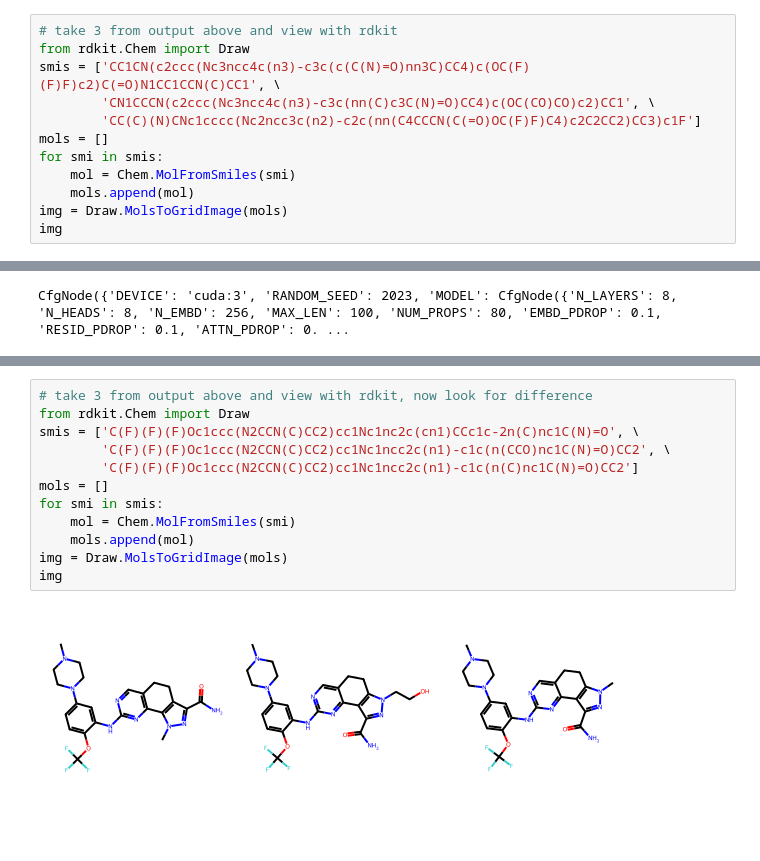
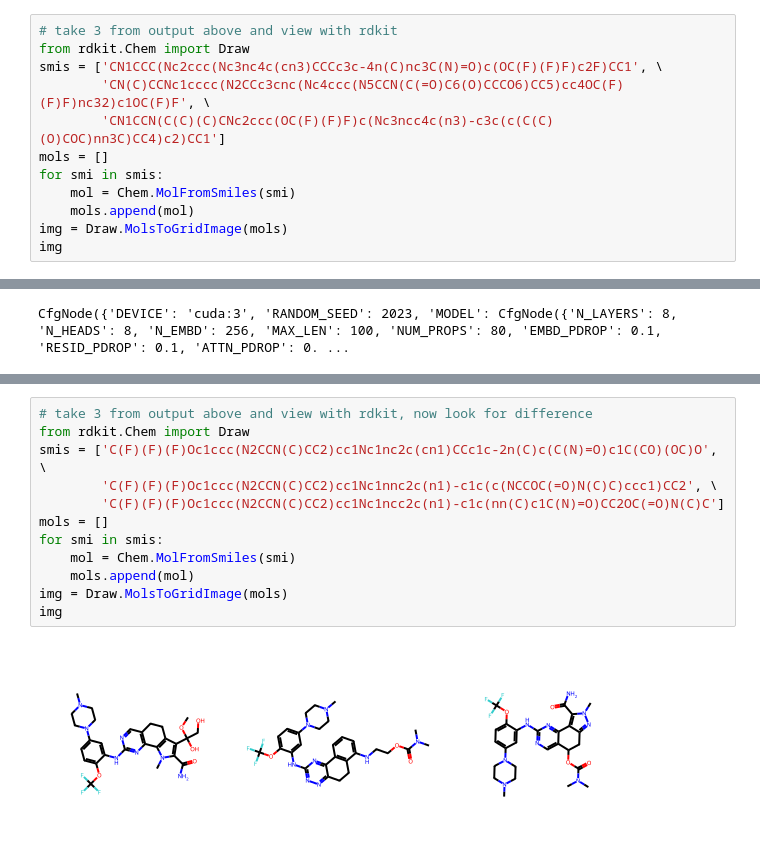
Before and after one commit to iipharma/transpharmer-repo, a Jupyter notebook: tutorial.ipynb, the cells around one changed output, grey strips where cells are left out. Saved outputs shown, nothing was run; the diff lists cells and outputs as text.

```diff
--- a/tutorial.ipynb
+++ b/tutorial.ipynb
@@ -45,9 +45,9 @@ CN1CCC(Nc2ccc(Nc3ncc4c(n3)-c3c(nn(C)c3C3CCC(N(C)C)CC3)CC4)c(OC(F)(F)F)c2)C(F)C1=
 # %%
 # take 3 from output above and view with rdkit
 from rdkit.Chem import Draw
-smis = ['CC1CN(c2ccc(Nc3ncc4c(n3)-c3c(c(C(N)=O)nn3C)CC4)c(OC(F)(F)F)c2)C(=O)N1CC1CCN(C)CC1', \
-        'CN1CCCN(c2ccc(Nc3ncc4c(n3)-c3c(nn(C)c3C(N)=O)CC4)c(OC(CO)CO)c2)CC1', \
-        'CC(C)(N)CNc1cccc(Nc2ncc3c(n2)-c2c(nn(C4CCCN(C(=O)OC(F)F)C4)c2C2CC2)CC3)c1F']
+smis = ['CN1CCC(Nc2ccc(Nc3nc4c(cn3)CCCc3c-4n(C)nc3C(N)=O)c(OC(F)(F)F)c2F)CC1', \
+        'CN(C)CCNc1cccc(N2CCc3cnc(Nc4ccc(N5CCN(C(=O)C6(O)CCCO6)CC5)cc4OC(F)(F)F)nc32)c1OC(F)F', \
+        'CN1CCN(C(C)(C)CNc2ccc(OC(F)(F)F)c(Nc3ncc4c(n3)-c3c(c(C(C)(O)COC)nn3C)CC4)c2)CC1']
 mols = []
 for smi in smis:
     mol = Chem.MolFromSmiles(smi)
@@ -106,14 +106,14 @@ C(F)(F)(F)Oc1ccc(N2CCN(C)CC2)cc1Nc1ncc2c(n1)-c1c(nn(C)c1C1CCC(O)(CO)CC1)CC2
 # %%
 # take 3 from output above and view with rdkit, now look for difference
 from rdkit.Chem import Draw
-smis = ['C(F)(F)(F)Oc1ccc(N2CCN(C)CC2)cc1Nc1nc2c(cn1)CCc1c-2n(C)nc1C(N)=O', \
-        'C(F)(F)(F)Oc1ccc(N2CCN(C)CC2)cc1Nc1ncc2c(n1)-c1c(n(CCO)nc1C(N)=O)CC2', \
-        'C(F)(F)(F)Oc1ccc(N2CCN(C)CC2)cc1Nc1ncc2c(n1)-c1c(n(C)nc1C(N)=O)CC2']
+smis = ['C(F)(F)(F)Oc1ccc(N2CCN(C)CC2)cc1Nc1nc2c(cn1)CCc1c-2n(C)c(C(N)=O)c1C(CO)(OC)O', \
+        'C(F)(F)(F)Oc1ccc(N2CCN(C)CC2)cc1Nc1nnc2c(n1)-c1c(c(NCCOC(=O)N(C)C)ccc1)CC2', \
+        'C(F)(F)(F)Oc1ccc(N2CCN(C)CC2)cc1Nc1ncc2c(n1)-c1c(nn(C)c1C(N)=O)CC2OC(=O)N(C)C']
 mols = []
 for smi in smis:
     mol = Chem.MolFromSmiles(smi)
     mols.append(mol)
 img = Draw.MolsToGridImage(mols)
 img
 # %% [output]
-[figure, old version]
+[figure, new version]
```
Also changed, not shown: parts of 5 cells of this notebook, 5 other files.
